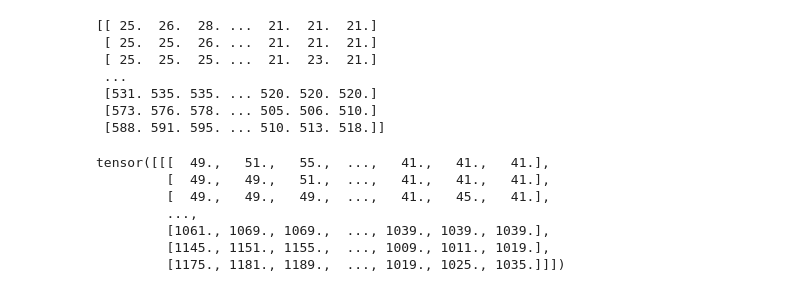
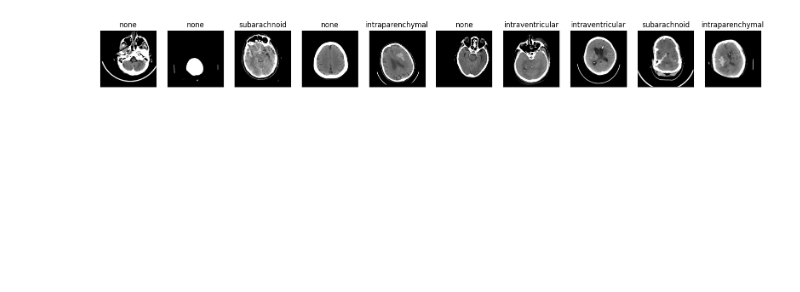
Before and after one commit to talg2324/deep-learning-course, a Jupyter notebook: Project/ct_rsna_checker.ipynb, the cells around one changed output. Saved outputs shown, nothing was run; the diff lists cells and outputs as text; code cells hidden in the pictures; blank space fills up the shorter version.

```diff
--- a/Project/ct_rsna_checker.ipynb
+++ b/Project/ct_rsna_checker.ipynb
@@ -5,27 +6,26 @@ from torchvision.datasets import ImageFolder
 # %%
-train_dir = '/home/eladdavid1/data/train'
-val_dir = '/home/eladdavid1/data/validation'
+train_dir = './data/ct-rsna/train'
+val_dir = './data/ct-rsna/validation'
 
 transform = transforms.Compose([
-    transforms.ToTensor(),  # Convert PIL Image to Tensor
-    transforms.Normalize(mean=[0.5], std=[0.5])  # Normalize the pixel values
+    transforms.ToTensor(),
+    transforms.Resize(256),
+    transforms.RandomHorizontalFlip(),
 ])
 # %%
-ctd = CTDataset(data_dir=train_dir, labels_path='train_set.csv', transform=transform)
+ct_ds = CTDataset(data_dir=train_dir, labels_path='train_set.csv', transform=transform)
 # %%
-ctd[3][0]
+N = 10
+plt.figure(figsize=(20, 5))
+for i, idx in enumerate(np.random.choice(len(ct_ds), N)):
+
+    x, y = ct_ds[idx]
+    plt.subplot(1, N, i+1)
+    plt.imshow(x.squeeze(), cmap='gray', vmin=0, vmax=1.0)
+    plt.title(ct_ds.class_names[int(y)])
+    plt.xticks([])
+    plt.yticks([])
+
+plt.show()
 # %% [output]
-[[ 25.  26.  28. ...  21.  21.  21.]
- [ 25.  25.  26. ...  21.  21.  21.]
- [ 25.  25.  25. ...  21.  23.  21.]
- ...
- [531. 535. 535. ... 520. 520. 520.]
- [573. 576. 578. ... 505. 506. 510.]
- [588. 591. 595. ... 510. 513. 518.]]
-tensor([[[  49.,   51.,   55.,  ...,   41.,   41.,   41.],
-         [  49.,   49.,   51.,  ...,   41.,   41.,   41.],
-         [  49.,   49.,   49.,  ...,   41.,   45.,   41.],
-         ...,
-         [1061., 1069., 1069.,  ..., 1039., 1039., 1039.],
-         [1145., 1151., 1155.,  ..., 1009., 1011., 1019.],
-         [1175., 1181., 1189.,  ..., 1019., 1025., 1035.]]])
+[figure, added]
```
Also changed, not shown: parts of 1 cell of this notebook, 4 other files.
